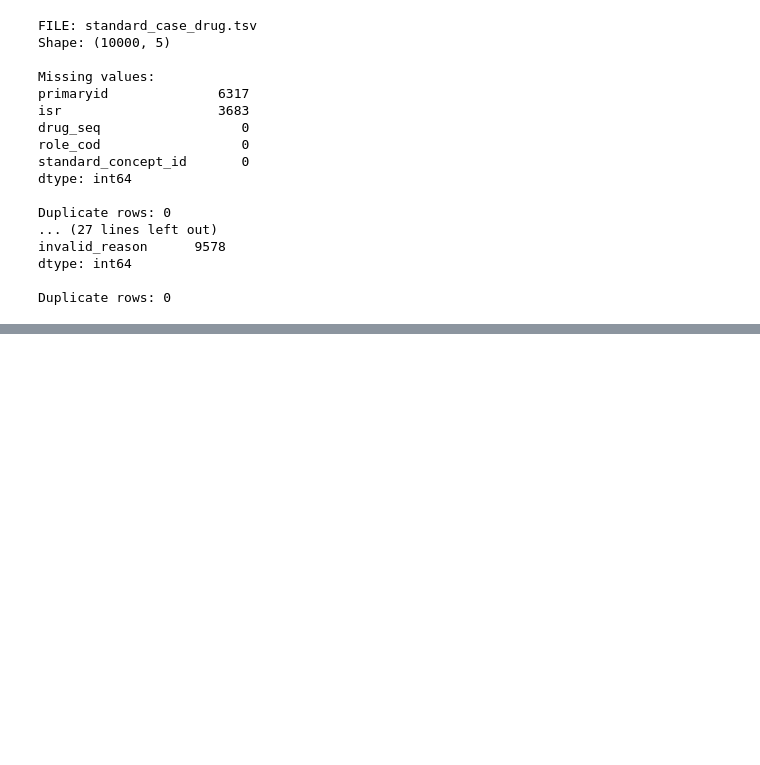
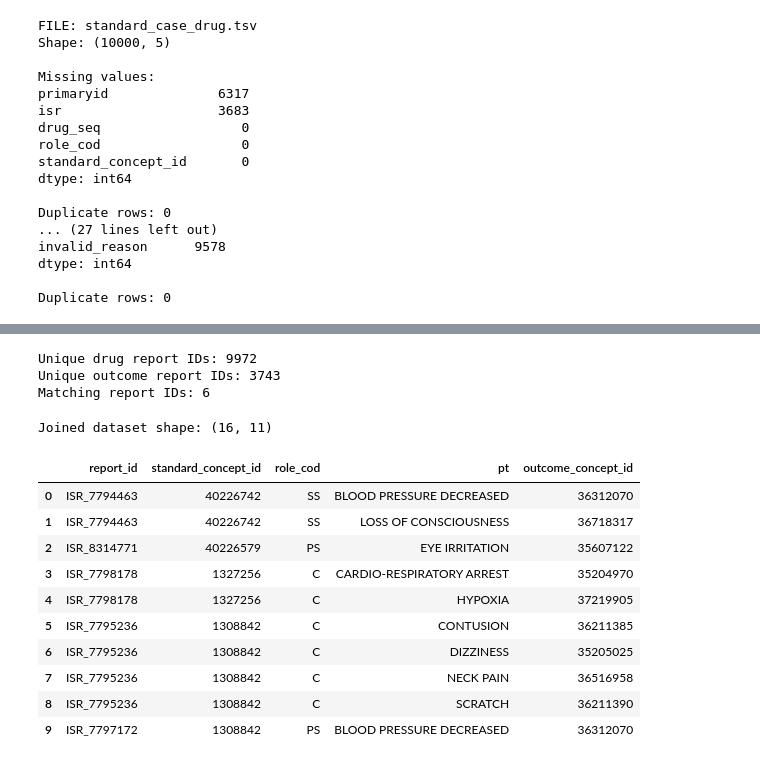
Before and after one commit to apsarak26/capstone_project_CS5998, a Jupyter notebook: Data_exploration.ipynb, the cells around one changed output, grey strips where cells are left out. Drawn from its saved outputs; the diff is of its cells as text; code cells hidden in the pictures; blank space fills up the shorter version.

```diff
--- a/Data_exploration.ipynb
+++ b/Data_exploration.ipynb
@@ -201,0 +367,55 @@ Duplicate rows: 0
+# %%
+
+drug_df = create_report_id(drug_df)
+outcome_df = create_report_id(outcome_df)
+
+print("Unique drug report IDs:", drug_df["report_id"].nunique())
+print("Unique outcome report IDs:", outcome_df["report_id"].nunique())
+
+common_ids = (
+    set(drug_df["report_id"].dropna())
+    & set(outcome_df["report_id"].dropna())
+)
+
+print("Matching report IDs:", len(common_ids))
+# %% [output]
+Unique drug report IDs: 9972
+Unique outcome report IDs: 3743
+Matching report IDs: 6
+# %%
+
+# Join drug and outcome samples using report_id
+joined_df = pd.merge(
+    drug_df,
+    outcome_df,
+    on="report_id",
+    how="inner",
+    suffixes=("_drug", "_outcome")
+)
+
+print("Joined dataset shape:", joined_df.shape)
+
+display(
+    joined_df[
+        [
+            "report_id",
+            "standard_concept_id",
+            "role_cod",
+            "pt",
+            "outcome_concept_id"
+        ]
+    ].head(10)
+)
+# %% [output]
+Joined dataset shape: (16, 11)
+|  | report_id | standard_concept_id | role_cod | pt | outcome_concept_id |
+| 0 | ISR_7794463 | 40226742 | SS | BLOOD PRESSURE DECREASED | 36312070 |
+| 1 | ISR_7794463 | 40226742 | SS | LOSS OF CONSCIOUSNESS | 36718317 |
+| 2 | ISR_8314771 | 40226579 | PS | EYE IRRITATION | 35607122 |
+| 3 | ISR_7798178 | 1327256 | C | CARDIO-RESPIRATORY ARREST | 35204970 |
+| 4 | ISR_7798178 | 1327256 | C | HYPOXIA | 37219905 |
+| 5 | ISR_7795236 | 1308842 | C | CONTUSION | 36211385 |
+| 6 | ISR_7795236 | 1308842 | C | DIZZINESS | 35205025 |
+| 7 | ISR_7795236 | 1308842 | C | NECK PAIN | 36516958 |
+| 8 | ISR_7795236 | 1308842 | C | SCRATCH | 36211390 |
+| 9 | ISR_7797172 | 1308842 | PS | BLOOD PRESSURE DECREASED | 36312070 |
```
Also changed, not shown: parts of 10 cells of this notebook.
